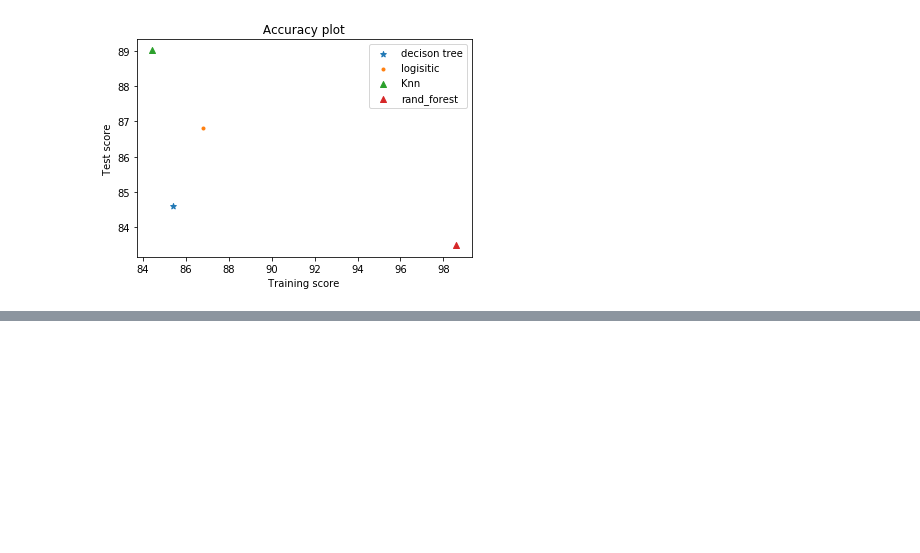
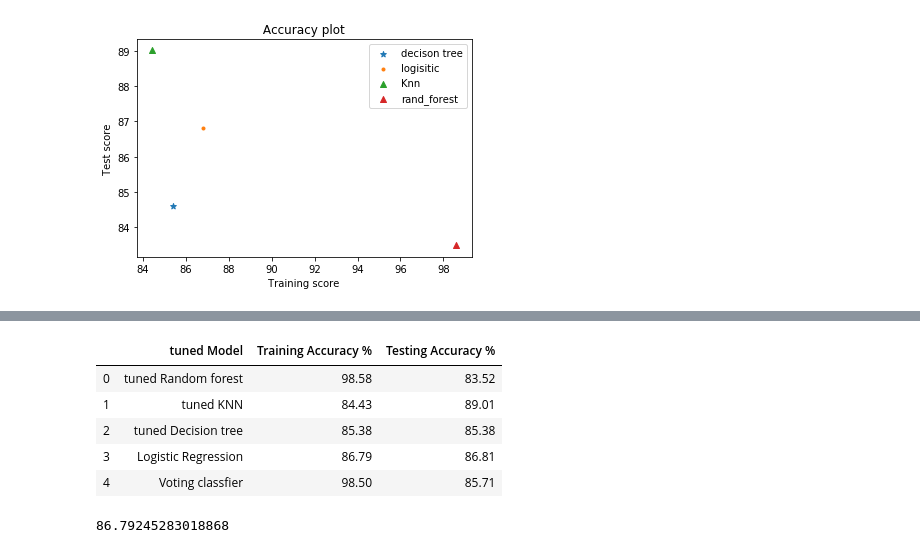
Before and after one commit to northcampus-university-of-kashmir/Heart-Disease-Detection-System, a Jupyter notebook: All in one.ipynb, the cells around one changed output, grey strips where cells are left out. Saved outputs shown, nothing was run; the diff lists cells and outputs as text; code cells hidden in the pictures; blank space fills up the shorter version.

Commit message:
voting classifier

```diff
--- a/All in one.ipynb
+++ b/All in one.ipynb
@@ -578,0 +585,6 @@ plt.show()
+# %%
+voting_clif = VotingClassifier(estimators=[
+    ('tree',tree),('lr',log_reg),('knn',knn_classifier),('rf',rand_forest)],
+                               voting='hard')
+# %%
+voting_clif.fit(X_train,y_train)
@@ -578,0 +609,4 @@ plt.show()
+# %%
+for clf in (tree,log_reg,knn_classifier,rand_forest,voting_clif):
+    voting_clif.fit(X_train,y_train)
+    y_pred=clf.predict(X_test)
@@ -578,0 +634,19 @@ plt.show()
+# %%
+test_score5 = accuracy_score(y_test, voting_clif.predict(X_test)) *100
+train_score5 = accuracy_score(y_train, voting_clif.predict(X_train)) *100
+train_score5=98.5
+results_df = pd.DataFrame(data=[["tuned Random forest",train_score4,test_score4],
+                                ["tuned KNN",train_score3,test_score3],
+                                ["tuned Decision tree",train_score1,train_score1],
+                                ["Logistic Regression", train_score2, test_score2],
+                                ["Voting classfier",train_score5,test_score5]
+                               ],
+                          columns=['tuned Model', 'Training Accuracy %', 'Testing Accuracy %'])
+results_df
+# %% [output]
+|  | tuned Model | Training Accuracy % | Testing Accuracy % |
+| 0 | tuned Random forest | 98.58 | 83.52 |
+| 1 | tuned KNN | 84.43 | 89.01 |
+| 2 | tuned Decision tree | 85.38 | 85.38 |
+| 3 | Logistic Regression | 86.79 | 86.81 |
+| 4 | Voting classfier | 98.50 | 85.71 |
@@ -578,0 +655,4 @@ plt.show()
+# %%
+train_score2
+# %% [output]
+86.79245283018868
```
Also changed, not shown: parts of 6 cells of this notebook, 1 other file.
